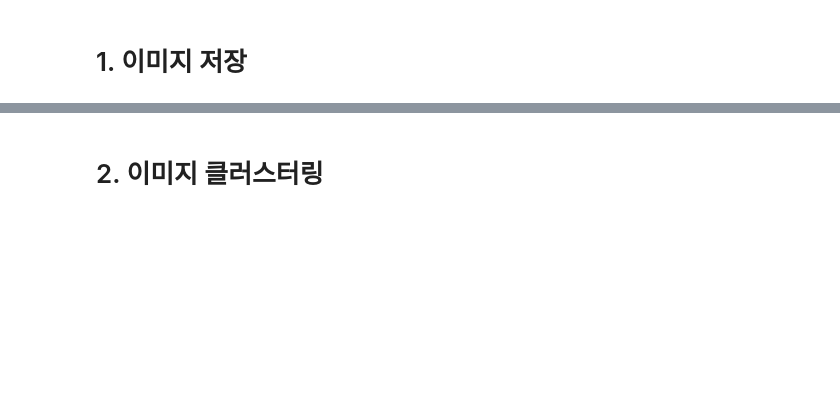
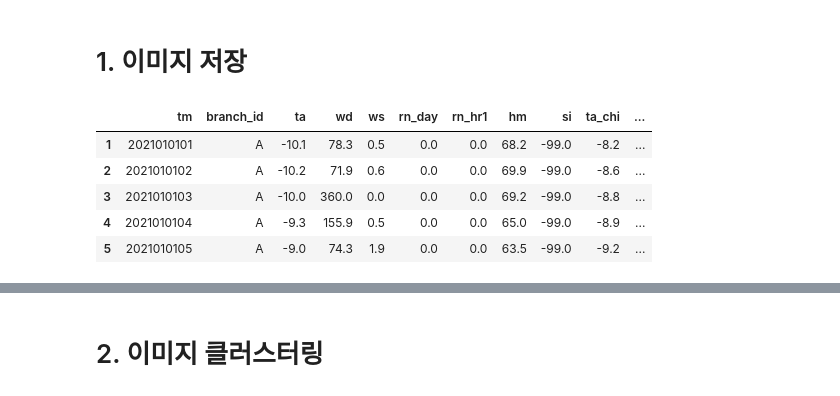
Before and after one commit to CheckNanbang/2025-weather-data-contest, a Jupyter notebook: EDA/Image_clustering.ipynb, the cells around one changed output, grey strips where cells are left out. Saved outputs shown, nothing was run; the diff lists cells and outputs as text; code cells hidden in the pictures; blank space fills up the shorter version.

```diff
--- a/EDA/Image_clustering.ipynb
+++ b/EDA/Image_clustering.ipynb
@@ -3,12 +3,19 @@
 # %%
 import pandas as pd
 import numpy as np
 import matplotlib.pyplot as plt
 import seaborn as sns
 
-heat = pd.read_csv("../data/train_heat.csv", index_col=0)
+heat = pd.read_csv("train_heat.csv", index_col=0)
 heat.columns = heat.columns.str.replace("train_heat.", "", regex=False)
 heat.head()
+# %% [output]
+|  | tm | branch_id | ta | wd | ws | rn_day | rn_hr1 | hm | si | ta_chi | ... |
+| 1 | 2021010101 | A | -10.1 | 78.3 | 0.5 | 0.0 | 0.0 | 68.2 | -99.0 | -8.2 | ... |
+| 2 | 2021010102 | A | -10.2 | 71.9 | 0.6 | 0.0 | 0.0 | 69.9 | -99.0 | -8.6 | ... |
+| 3 | 2021010103 | A | -10.0 | 360.0 | 0.0 | 0.0 | 0.0 | 69.2 | -99.0 | -8.8 | ... |
+| 4 | 2021010104 | A | -9.3 | 155.9 | 0.5 | 0.0 | 0.0 | 65.0 | -99.0 | -8.9 | ... |
+| 5 | 2021010105 | A | -9.0 | 74.3 | 1.9 | 0.0 | 0.0 | 63.5 | -99.0 | -9.2 | ... |
 # %%
 # 날짜 데이터를 데이트타임으로 변경
 heat['tm'] = pd.to_datetime(heat['tm'].astype(str), format="%Y%m%d%H")
```
Also changed, not shown: parts of 18 cells of this notebook.
